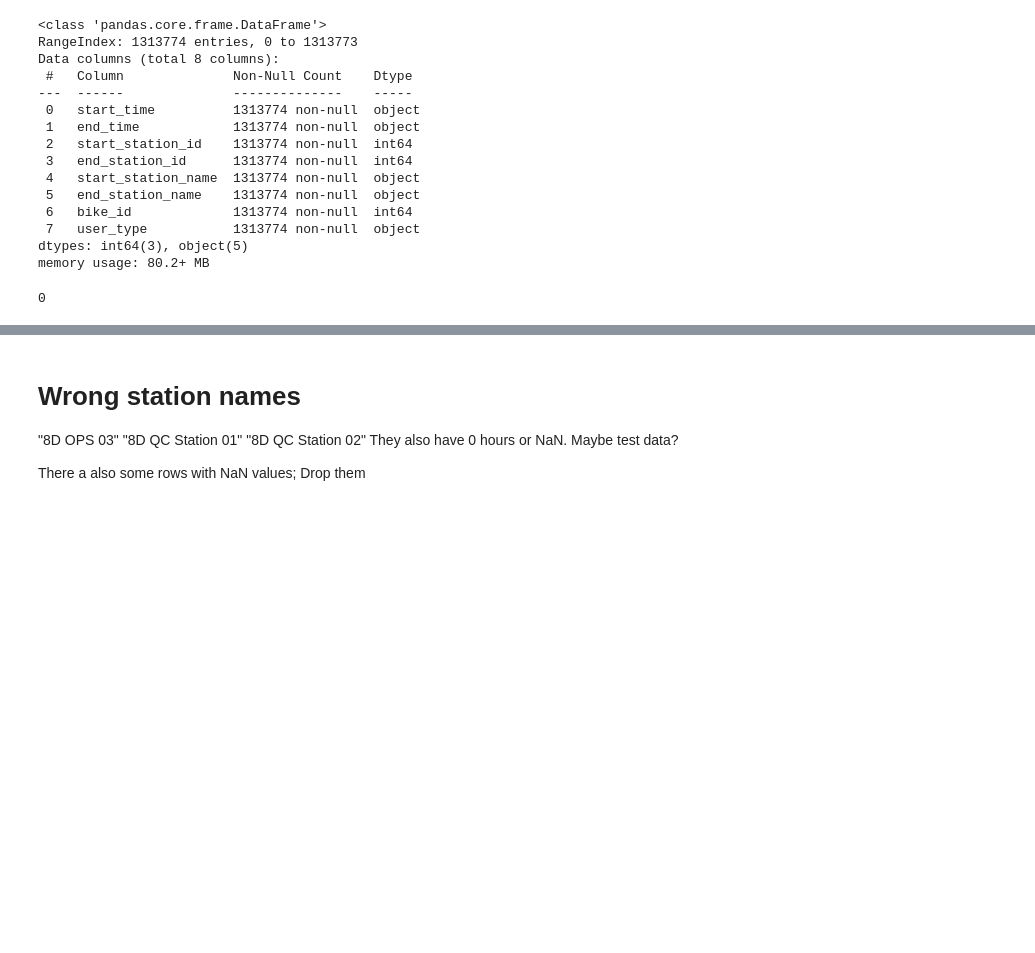
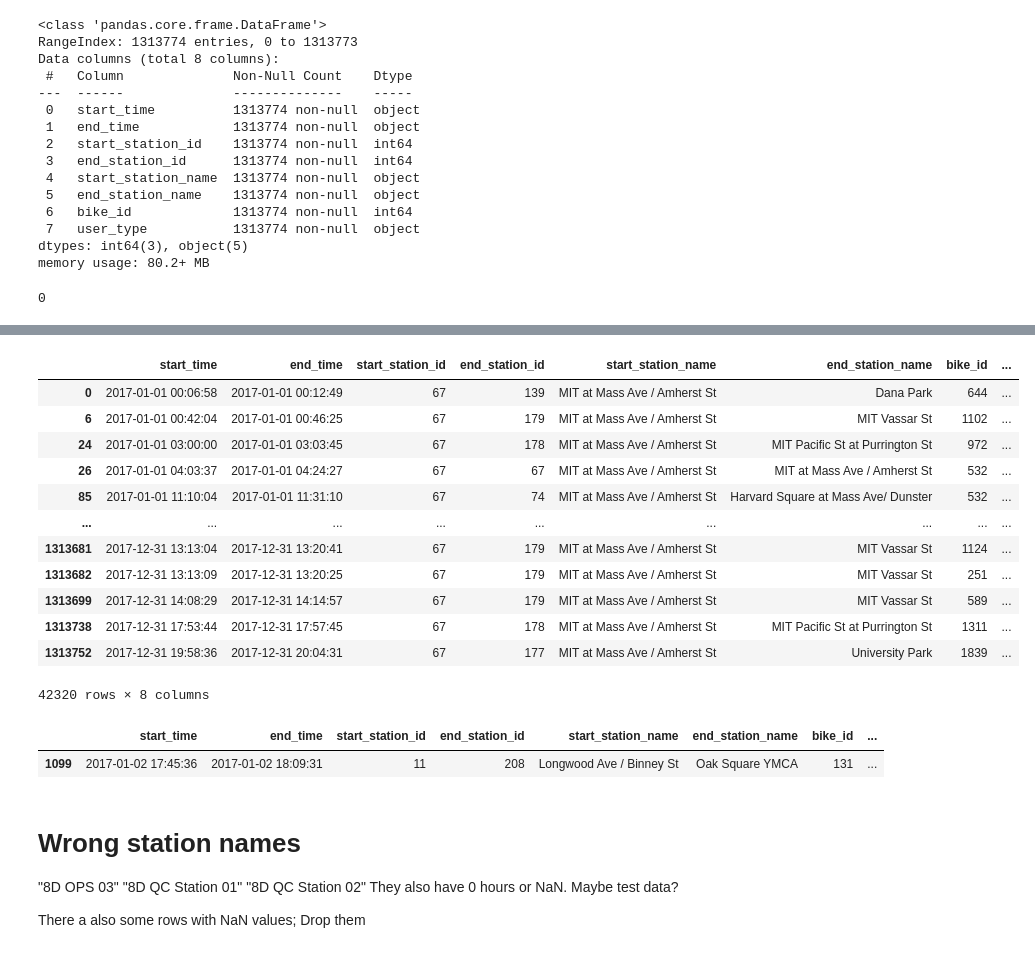
Before and after one commit to OliverSauren/AA_22_Team_14, a Jupyter notebook: data_cleaning.ipynb, the cells around one changed output, grey strips where cells are left out. Cells and saved outputs as stored; diff of their text form; code cells hidden in the pictures; blank space fills up the shorter version.

```diff
--- a/data_cleaning.ipynb
+++ b/data_cleaning.ipynb
@@ -64,4 +64,25 @@ groupByStationName
 285 rows × 24 columns
+# %%
+data[data['start_station_name'].str.contains("MIT at Mass Ave / Amherst St")]
+# %% [output]
+|  | start_time | end_time | start_station_id | end_station_id | start_station_name | end_station_name | bike_id | ... |
+| 0 | 2017-01-01 00:06:58 | 2017-01-01 00:12:49 | 67 | 139 | MIT at Mass Ave / Amherst St | Dana Park | 644 | ... |
+| 6 | 2017-01-01 00:42:04 | 2017-01-01 00:46:25 | 67 | 179 | MIT at Mass Ave / Amherst St | MIT Vassar St | 1102 | ... |
+| 24 | 2017-01-01 03:00:00 | 2017-01-01 03:03:45 | 67 | 178 | MIT at Mass Ave / Amherst St | MIT Pacific St at Purrington St | 972 | ... |
+| 26 | 2017-01-01 04:03:37 | 2017-01-01 04:24:27 | 67 | 67 | MIT at Mass Ave / Amherst St | MIT at Mass Ave / Amherst St | 532 | ... |
+| 85 | 2017-01-01 11:10:04 | 2017-01-01 11:31:10 | 67 | 74 | MIT at Mass Ave / Amherst St | Harvard Square at Mass Ave/ Dunster | 532 | ... |
+| ... | ... | ... | ... | ... | ... | ... | ... | ... |
+| 1313681 | 2017-12-31 13:13:04 | 2017-12-31 13:20:41 | 67 | 179 | MIT at Mass Ave / Amherst St | MIT Vassar St | 1124 | ... |
+| 1313682 | 2017-12-31 13:13:09 | 2017-12-31 13:20:25 | 67 | 179 | MIT at Mass Ave / Amherst St | MIT Vassar St | 251 | ... |
+| 1313699 | 2017-12-31 14:08:29 | 2017-12-31 14:14:57 | 67 | 179 | MIT at Mass Ave / Amherst St | MIT Vassar St | 589 | ... |
+| 1313738 | 2017-12-31 17:53:44 | 2017-12-31 17:57:45 | 67 | 178 | MIT at Mass Ave / Amherst St | MIT Pacific St at Purrington St | 1311 | ... |
+| 1313752 | 2017-12-31 19:58:36 | 2017-12-31 20:04:31 | 67 | 177 | MIT at Mass Ave / Amherst St | University Park | 1839 | ... |
+42320 rows × 8 columns
+# %%
+data[data['end_station_name'].str.contains("Oak Square YMCA")]
+# %% [output]
+|  | start_time | end_time | start_station_id | end_station_id | start_station_name | end_station_name | bike_id | ... |
+| 1099 | 2017-01-02 17:45:36 | 2017-01-02 18:09:31 | 11 | 208 | Longwood Ave / Binney St | Oak Square YMCA | 131 | ... |
 # %% [markdown]
 # Wrong station names
 "8D OPS 03"
```
Also changed, not shown: parts of 10 cells of this notebook.
